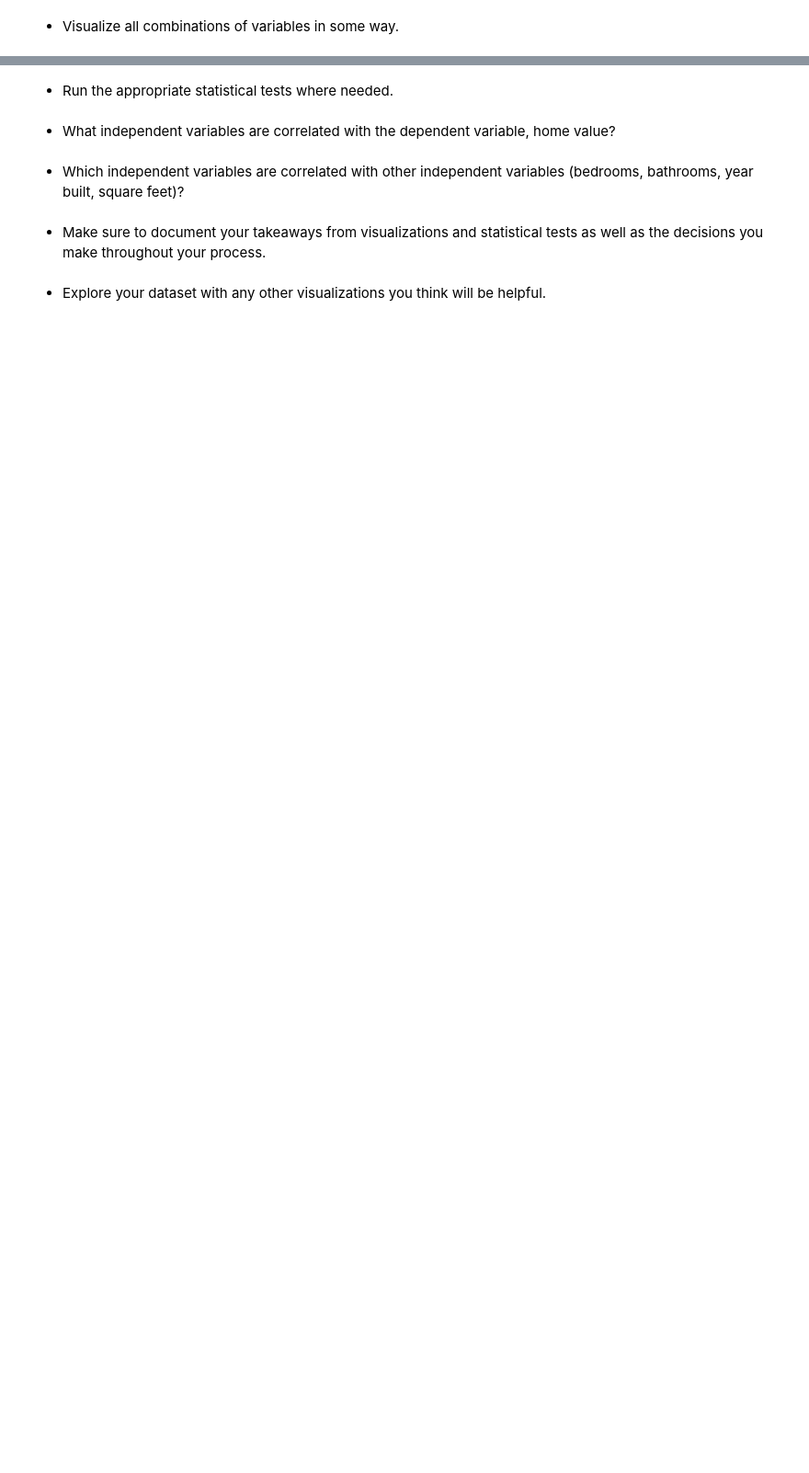
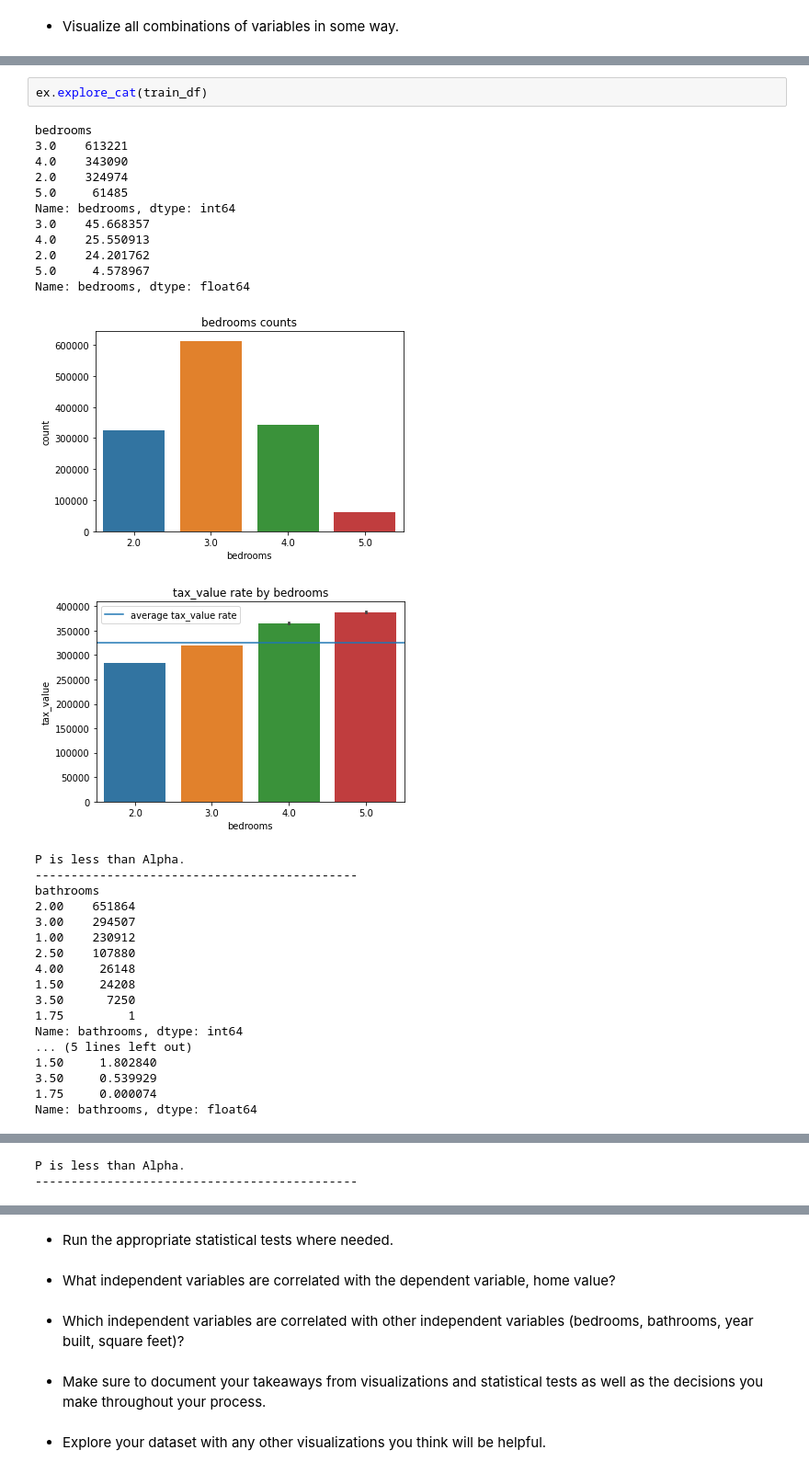
Before and after one commit to JenniferMLewis/regression-exercises, a Jupyter notebook: explore.ipynb, the cells around one changed output, grey strips where cells are left out. Shown at 92% size. Cells and saved outputs as stored; diff of their text form; blank space fills up the shorter version.

```diff
--- a/explore.ipynb
+++ b/explore.ipynb
@@ -60,0 +96,33 @@ train_num, train_cat
+# %%
+ex.explore_cat(train_df)
+# %% [output]
+bedrooms
+3.0    613221
+4.0    343090
+2.0    324974
+5.0     61485
+Name: bedrooms, dtype: int64
+3.0    45.668357
+4.0    25.550913
+2.0    24.201762
+5.0     4.578967
+Name: bedrooms, dtype: float64
+[figure, added]
+[figure, added]
+P is less than Alpha.
+---------------------------------------------
+bathrooms
+2.00    651864
+3.00    294507
+1.00    230912
+2.50    107880
+4.00     26148
+1.50     24208
+3.50      7250
+1.75         1
+Name: bathrooms, dtype: int64
+... (5 lines left out)
+1.50     1.802840
+3.50     0.539929
+1.75     0.000074
+Name: bathrooms, dtype: float64
@@ -60,0 +163,2 @@ train_num, train_cat
+P is less than Alpha.
+---------------------------------------------
```
Also changed, not shown: parts of 14 cells of this notebook, 3 other files.
